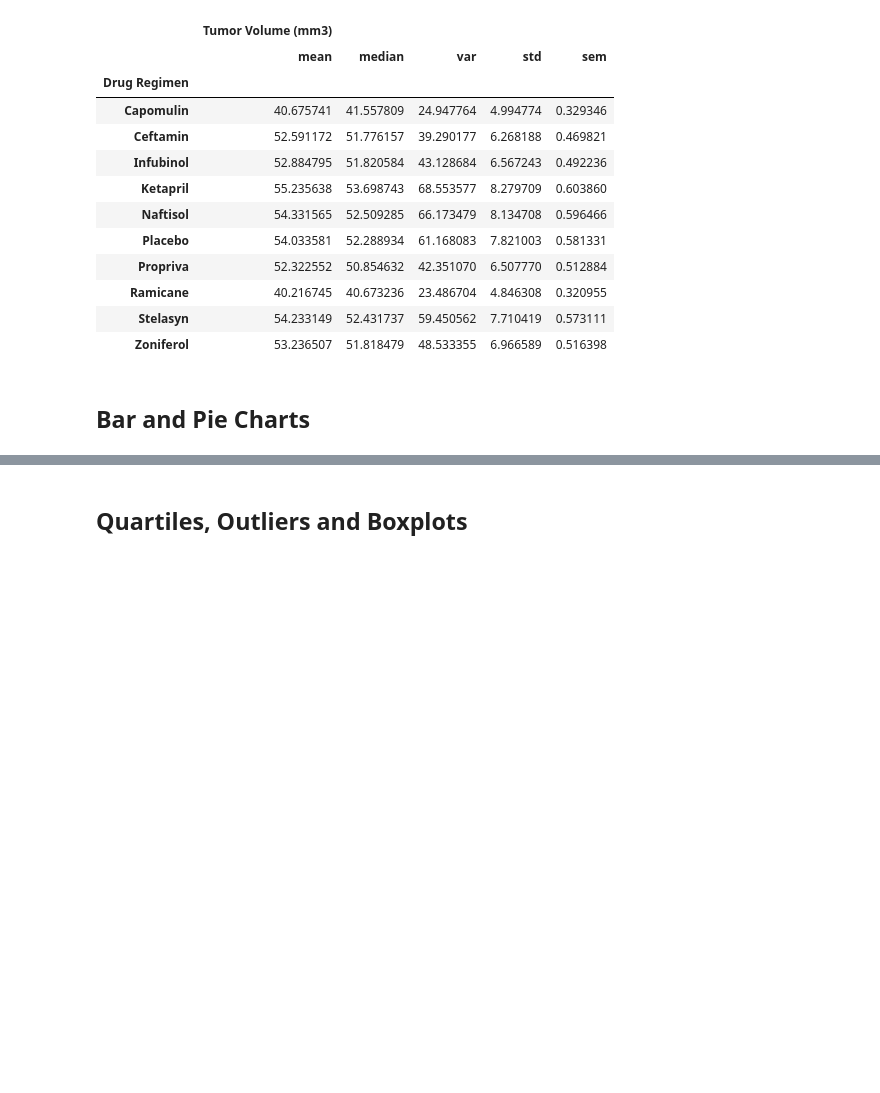
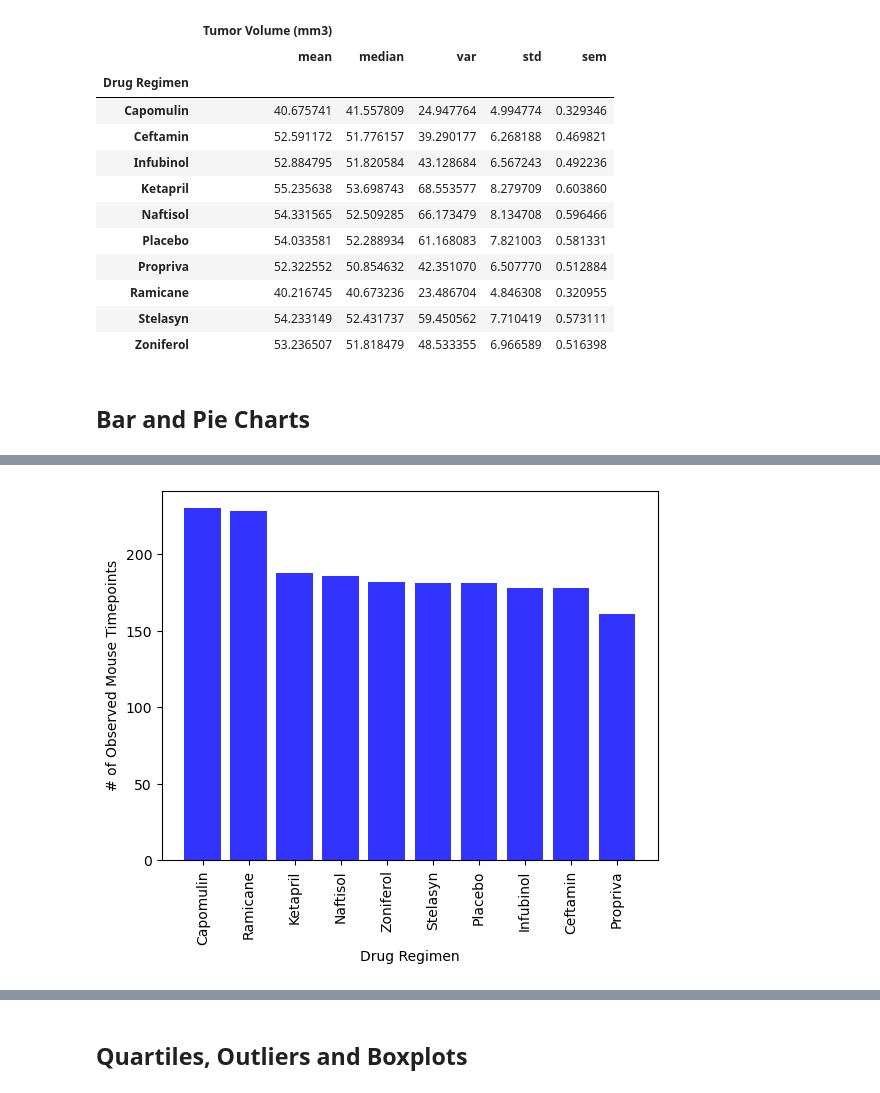
Before and after one commit to myoingco/Matplotlib-challenge, a Jupyter notebook: pymaceuticals.ipynb, the cells around one changed output, grey strips where cells are left out. Saved outputs shown, nothing was run; the diff lists cells and outputs as text; code cells hidden in the pictures; blank space fills up the shorter version.

```diff
--- a/pymaceuticals.ipynb
+++ b/pymaceuticals.ipynb
@@ -156,4 +147,13 @@ Text(0.5, 1.0, 'Number of Mice per Treatment')
 # %%
 # Generate a bar plot showing the total number of rows (Mouse ID/Timepoints) for each drug regimen using pyplot.
+x_axis = miceid_count.index.values
+y_axis = miceid_count.values
+plt.bar(x_axis, y_axis, color='b', alpha=0.8, align='center')
+plt.xlabel("Drug Regimen")
+plt.ylabel("# of Observed Mouse Timepoints")
+plt.xticks(rotation="vertical")
+plt.show()
+# %% [output]
+[figure, added]
 # %%
 # Generate a pie plot showing the distribution of female versus male mice using Pandas
```
Also changed, not shown: parts of 18 cells of this notebook.
